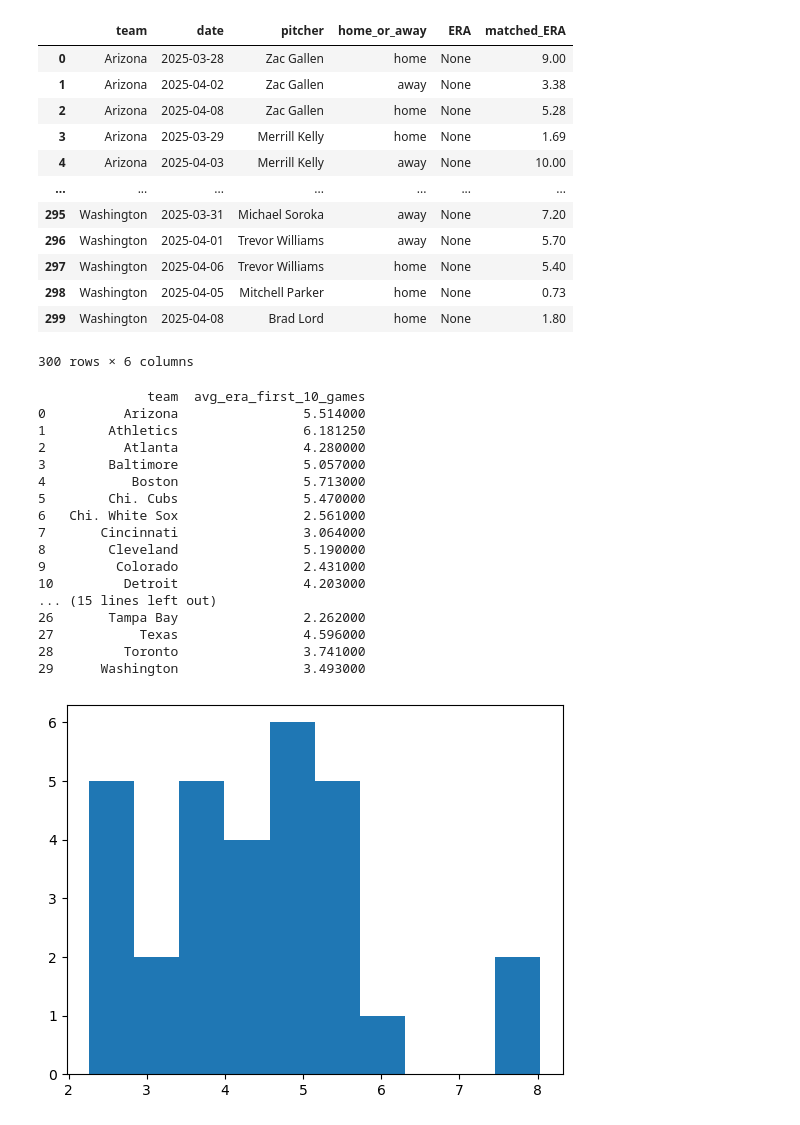
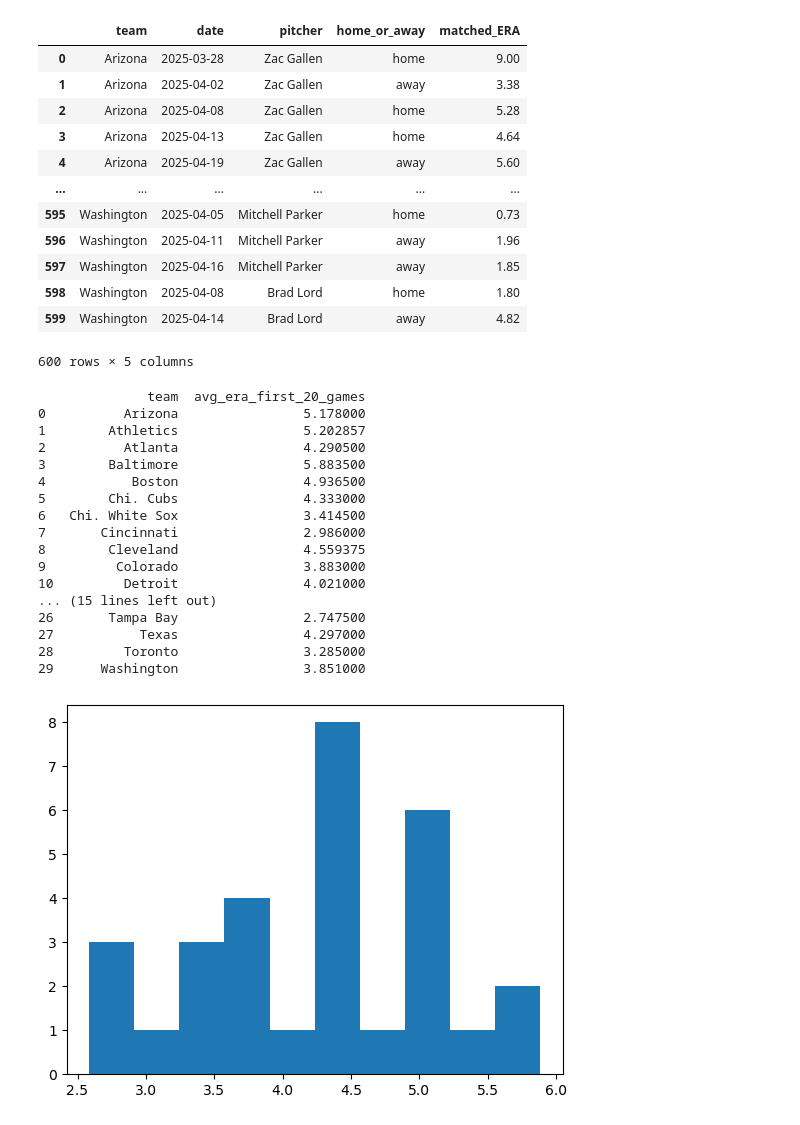
Before and after one commit to s1moncha/bayesian_inference_stat165, a Jupyter notebook: simulate.ipynb, the cells around one changed output. Cells and saved outputs as stored; diff of their text form; code cells hidden in the pictures.

```diff
--- a/simulate.ipynb
+++ b/simulate.ipynb
@@ -28,7 +28,7 @@ tenth_averages = []
 
 for team, group in combined_df.groupby("Team Abbreviation"):
     group = group.sort_values("Date")
-    if len(group) >= 10:
+    if len(group) >= 20:
         tenth_entry = group.iloc[9]  # 10th row (index 9)
         tenth_averages.append({
             "Team": tenth_entry["Team"],
@@ -65,7 +65,7 @@ import numpy as np
 import matplotlib.pyplot as plt
 
 # --- Simulation Parameters ---
-n_games = 60
+n_games = 142
 std_dev = 0.0015  # Fixed standard deviation for batting avg random walk
 np.random.seed(42)
 
@@ -125,14 +125,14 @@ for file in csv_files:
         home_pitcher, away_pitcher = row['homePitcher'], row['awayPitcher']
         game_date = row['startDate']
 
-        if len(team_appearances[home_team]) < 10:
+        if len(team_appearances[home_team]) < 20:
             team_appearances[home_team].append({
                 'team': home_team,
                 'date': game_date,
                 'pitcher': home_pitcher,
                 'home_or_away': 'home'
             })
-        if len(team_appearances[away_team]) < 10:
+        if len(team_appearances[away_team]) < 20:
             team_appearances[away_team].append({
                 'team': away_team,
                 'date': game_date,
@@ -248,19 +248,19 @@ final_df
 # %%
 final_df
 # %% [output]
-|  | team | date | pitcher | home_or_away | ERA | matched_ERA |
-| 0 | Arizona | 2025-03-28 | Zac Gallen | home | None | 9.00 |
-| 1 | Arizona | 2025-04-02 | Zac Gallen | away | None | 3.38 |
-| 2 | Arizona | 2025-04-08 | Zac Gallen | home | None | 5.28 |
-| 3 | Arizona | 2025-03-29 | Merrill Kelly | home | None | 1.69 |
-| 4 | Arizona | 2025-04-03 | Merrill Kelly | away | None | 10.00 |
-| ... | ... | ... | ... | ... | ... | ... |
-| 295 | Washington | 2025-03-31 | Michael Soroka | away | None | 7.20 |
-| 296 | Washington | 2025-04-01 | Trevor Williams | away | None | 5.70 |
-| 297 | Washington | 2025-04-06 | Trevor Williams | home | None | 5.40 |
-| 298 | Washington | 2025-04-05 | Mitchell Parker | home | None | 0.73 |
-| 299 | Washington | 2025-04-08 | Brad Lord | home | None | 1.80 |
+|  | team | date | pitcher | home_or_away | matched_ERA |
+| 0 | Arizona | 2025-03-28 | Zac Gallen | home | 9.00 |
+| 1 | Arizona | 2025-04-02 | Zac Gallen | away | 3.38 |
+| 2 | Arizona | 2025-04-08 | Zac Gallen | home | 5.28 |
+| 3 | Arizona | 2025-04-13 | Zac Gallen | home | 4.64 |
+| 4 | Arizona | 2025-04-19 | Zac Gallen | away | 5.60 |
+| ... | ... | ... | ... | ... | ... |
+| 595 | Washington | 2025-04-05 | Mitchell Parker | home | 0.73 |
+| 596 | Washington | 2025-04-11 | Mitchell Parker | away | 1.96 |
+| 597 | Washington | 2025-04-16 | Mitchell Parker | away | 1.85 |
+| 598 | Washington | 2025-04-08 | Brad Lord | home | 1.80 |
+| 599 | Washington | 2025-04-14 | Brad Lord | away | 4.82 |
-300 rows × 6 columns
+600 rows × 5 columns
 # %%
 import pandas as pd
 
@@ -270,44 +270,44 @@ df = final_df.copy()
 # Clean and ensure numeric ERA
 df['matched_ERA'] = pd.to_numeric(df['matched_ERA'], errors='coerce')
 
-# Group by team and calculate average over the first 10 games
+# Group by team and calculate average over the first 20 games
 avg_era_per_team = (
     df.dropna(subset=['matched_ERA'])
       .groupby('team')
-      .head(10)  # Ensures only first 10 games per team are used
+      .head(20)  # Ensures only first 20 games per team are used
       .groupby('team')['matched_ERA']
       .mean()
       .reset_index()
-      .rename(columns={'matched_ERA': 'avg_era_first_10_games'})
+      .rename(columns={'matched_ERA': 'avg_era_first_20_games'})
 )
 
 # Display result
 print(avg_era_per_team)
 # %% [output]
-              team  avg_era_first_10_games
-0          Arizona                5.514000
-1        Athletics                6.181250
-2          Atlanta                4.280000
-3        Baltimore                5.057000
-4           Boston                5.713000
-5        Chi. Cubs                5.470000
-6   Chi. White Sox                2.561000
-7       Cincinnati                3.064000
-8        Cleveland                5.190000
-9         Colorado                2.431000
-10         Detroit                4.203000
+              team  avg_era_first_20_games
+0          Arizona                5.178000
+1        Athletics                5.202857
+2          Atlanta                4.290500
+3        Baltimore                5.883500
+4           Boston                4.936500
+5        Chi. Cubs                4.333000
+6   Chi. White Sox                3.414500
+7       Cincinnati                2.986000
+8        Cleveland                4.559375
+9         Colorado                3.883000
+10         Detroit                4.021000
 ... (15 lines left out)
-26       Tampa Bay                2.262000
-27           Texas                4.596000
-28         Toronto                3.741000
-29      Washington                3.493000
+26       Tampa Bay                2.747500
+27           Texas                4.297000
+28         Toronto                3.285000
+29      Washington                3.851000
 # %%
 import matplotlib.pyplot as plt
 
-plt.hist(avg_era_per_team['avg_era_first_10_games'])
+plt.hist(avg_era_per_team['avg_era_first_20_games'])
 plt.show()
 # %% [output]
-[figure, old version]
+[figure, new version]
 # %%
 import pandas as pd
 import numpy as np
```
Also changed, not shown: parts of 9 cells of this notebook, 2 other files.
